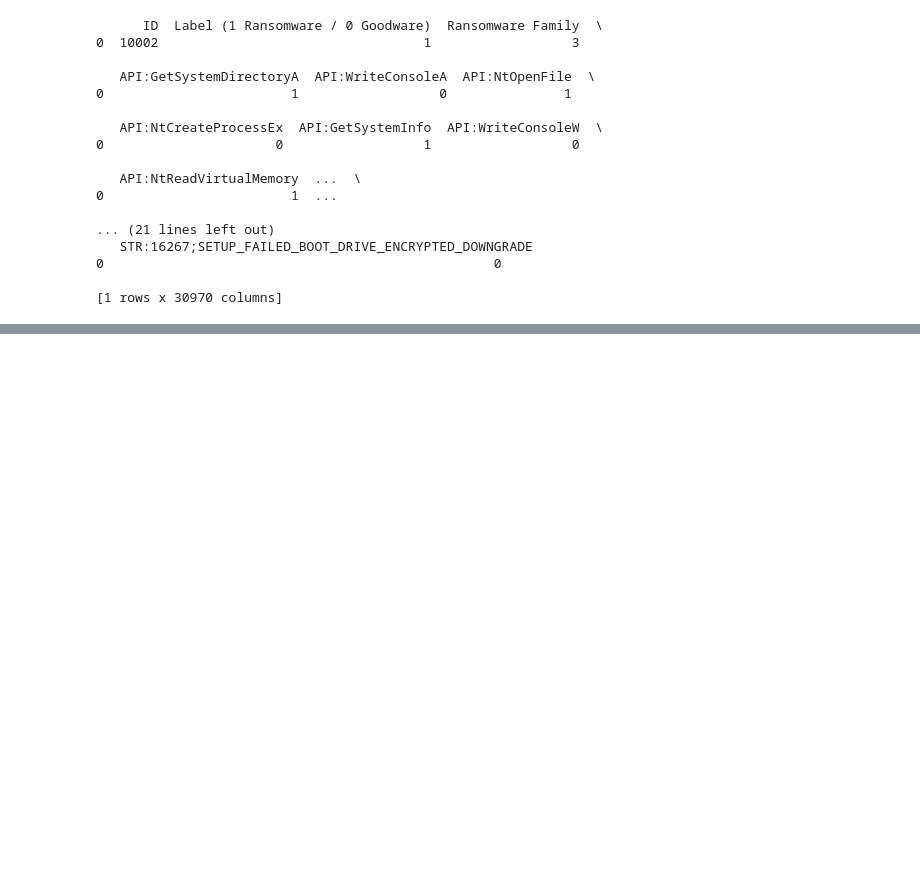
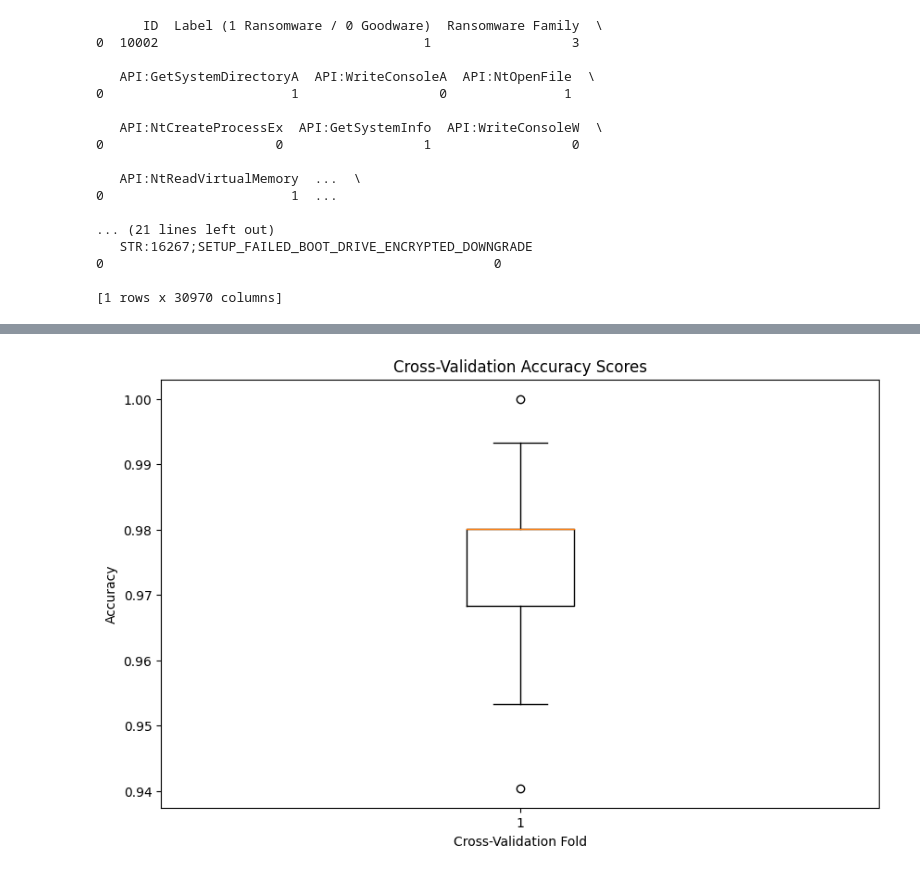
Before and after one commit to tspython/Ransomware-Detection-XG, a Jupyter notebook: Ransomware_Detection.ipynb, the cells around one changed output, grey strips where cells are left out. Cells and saved outputs as stored; diff of their text form; code cells hidden in the pictures; blank space fills up the shorter version.

```diff
--- a/Ransomware_Detection.ipynb
+++ b/Ransomware_Detection.ipynb
@@ -183,0 +259,15 @@ y_train shape: (1507,)
+# %%
+import matplotlib.pyplot as plt
+
+# Perform 10-fold cross-validation
+#cv_scores = cross_val_score(xgb_classifier, x_train_encoded, y_train, cv=10, scoring='accuracy')
+
+# Create a box plot of the cross-validation scores
+plt.figure(figsize=(10, 6))
+plt.boxplot(cv_scores)
+plt.title('Cross-Validation Accuracy Scores')
+plt.xlabel('Cross-Validation Fold')
+plt.ylabel('Accuracy')
+plt.show()
+# %% [output]
+[figure, added]
```
Also changed, not shown: parts of 9 cells of this notebook.
